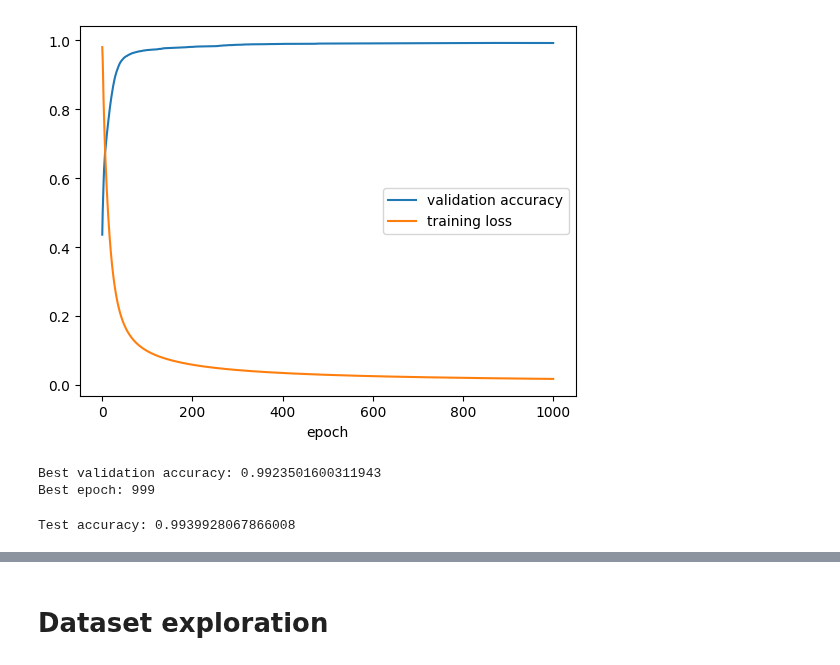
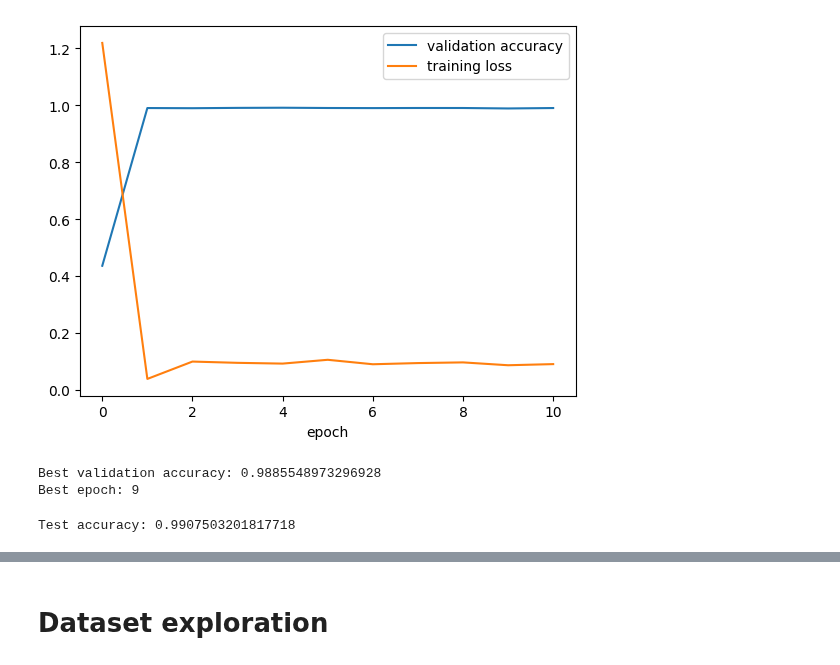
Before and after one commit to pipparichter/selenobot, a Jupyter notebook: notebooks/sandbox.ipynb, the cells around one changed output, grey strips where cells are left out. Saved outputs shown, nothing was run; the diff lists cells and outputs as text; code cells hidden in the pictures.

```diff
--- a/notebooks/sandbox.ipynb
+++ b/notebooks/sandbox.ipynb
@@ -22,23 +22,23 @@ from fabapi import Query
 %load_ext autoreload
 %autoreload 2
 # %%
-model = Classifier.load(os.path.join(MODELS_DIR, 'model_epochs_1000_lr_e8.pkl'))
+model = Classifier.load(os.path.join(MODELS_DIR, 'model.pkl'))
 
 fig, ax = plt.subplots()
 ax.plot(np.arange(len(model.val_accs)), model.val_accs)
 ax.plot(np.arange(len(model.train_losses)), model.train_losses)
 
 ax.set_xlabel('epoch')
 
 ax.legend(['validation accuracy', 'training loss'])
 plt.show()
 
 print('Best validation accuracy:', model.val_accs[model.best_epoch])
 print('Best epoch:', model.best_epoch)
 # %% [output]
-[figure, old version]
+[figure, new version]
-Best validation accuracy: 0.9923501600311943
-Best epoch: 999
+Best validation accuracy: 0.9885548973296928
+Best epoch: 9
 # %%
 test_dataset = Dataset(pd.read_csv(os.path.join(DATA_DIR, 'test.csv')).set_index('gene_id'))
 test_predictions = model.predict(test_dataset)
@@ -50,4 +50,4 @@ print('Test accuracy:', balanced_accuracy_score(test_dataset.labels, test_predic
 # For 1000 epochs, learning rate e-7: 0.9915394770126511
 # For 1000 epochs, learning rate e-8: 0.9939928067866008
 # %% [output]
-Test accuracy: 0.9939928067866008
+Test accuracy: 0.9907503201817718
```
Also changed, not shown: parts of 8 cells of this notebook, 9 other files.
